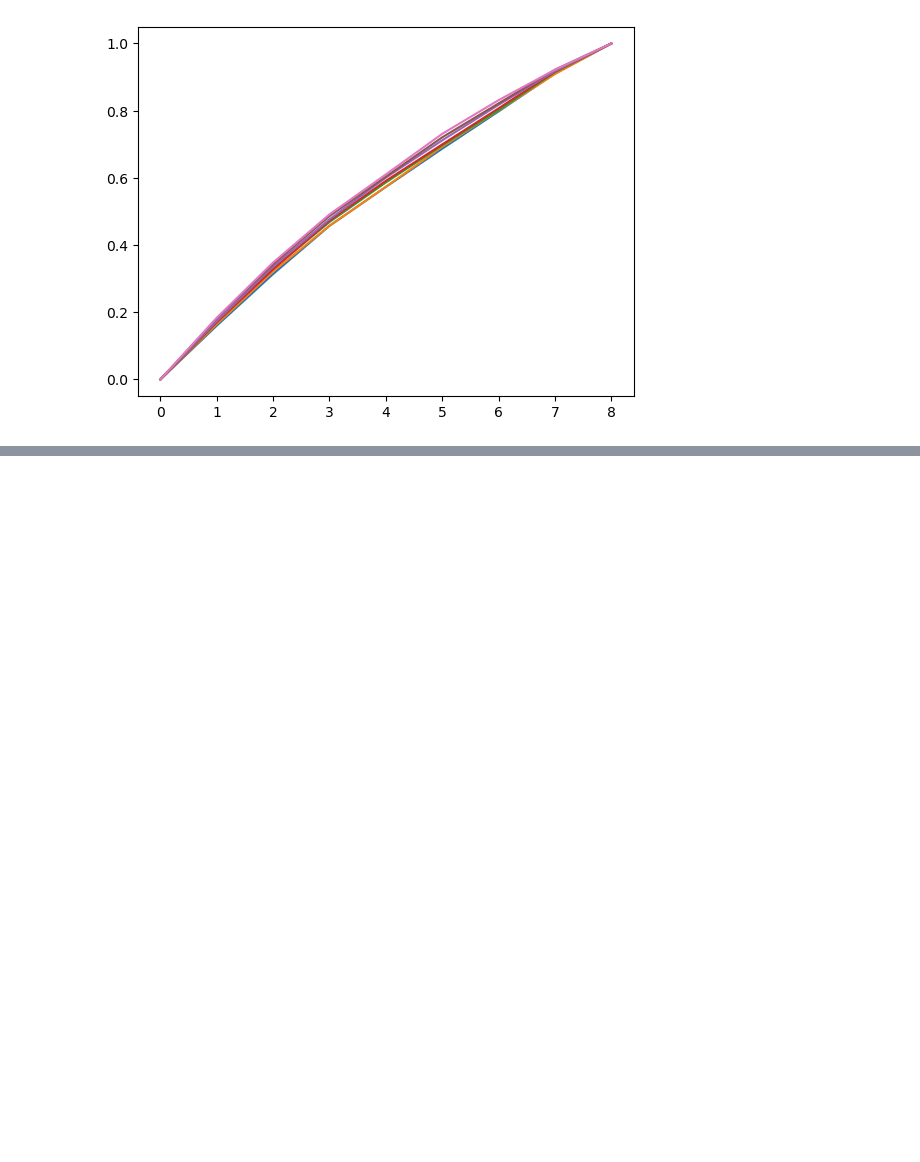
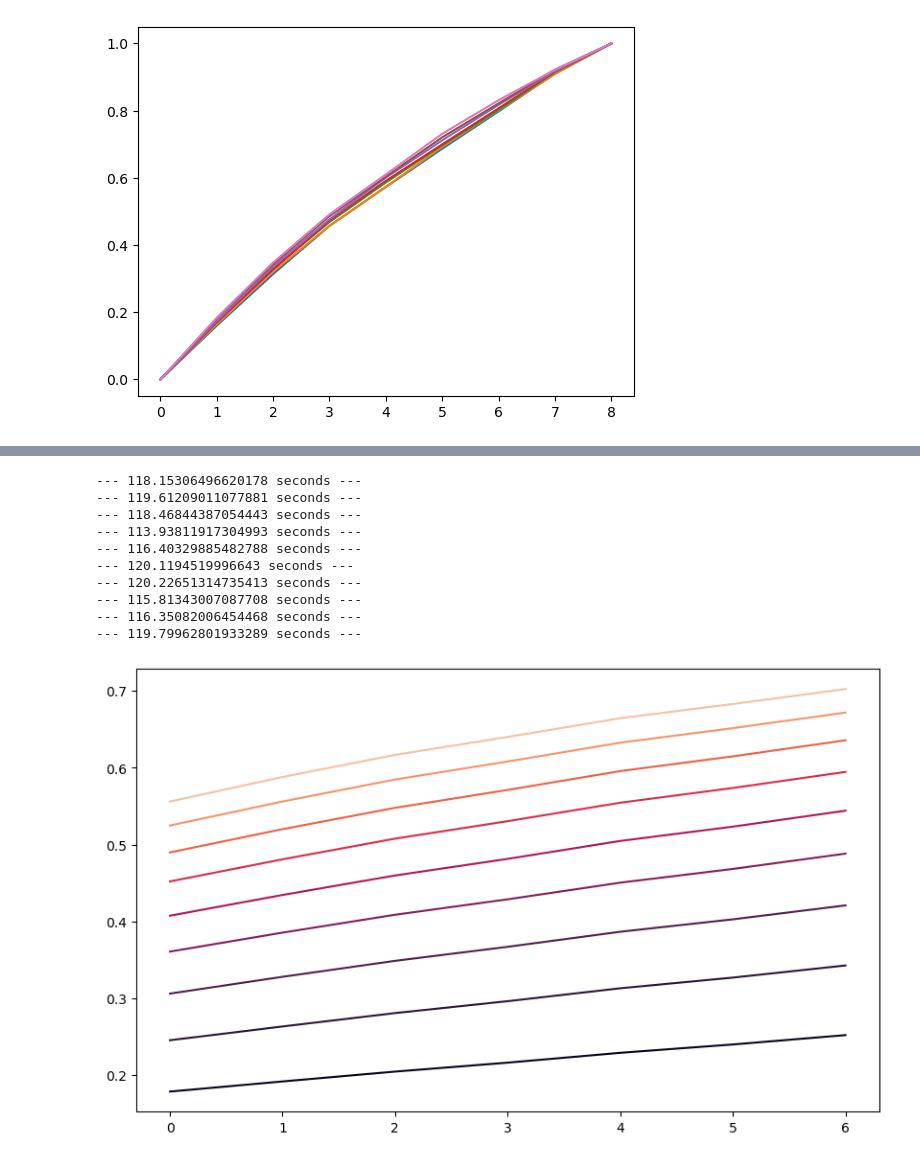
Before and after one commit to dongildonlee/Interference, a Jupyter notebook: codes/fig2/Untitled1.ipynb, the cells around one changed output, grey strips where cells are left out. Cells and saved outputs as stored; diff of their text form; code cells hidden in the pictures; blank space fills up the shorter version.

```diff
--- a/codes/fig2/Untitled1.ipynb
+++ b/codes/fig2/Untitled1.ipynb
@@ -116,0 +144,65 @@ plt.show()
+# %%
+from sklearn.preprocessing import MinMaxScaler
+
+nets = np.arange(1,11)
+epoch = 0
+relu = 4
+
+aois = []
+
+for net in nets:
+    pkl_filename = f'{up_two_dir}/fig1/pkl/4to20/network{net}_Relu{relu}_epoch{epoch}_4to20.pkl'
+    with open(pkl_filename, 'rb') as f:
+        units = pickle.load(f)
+    units_nonzero = [units[i].id for i in range(len(units)) if units[i].no_response_subset is not True]
+    units_sample = random.sample(units_nonzero, 2000)
+
+    actv_net = actv_analysis.get_actv_net(net=net, relu=4, epoch=0)
+    avg_actv_net = np.mean(actv_net, axis=2)
+    avg_actv_net_nxs = avg_actv_net.reshape(actv_net.shape[0],10,10)[units_nonzero,1:,3:]
+    aoi = np.mean(avg_actv_net_nxs,axis=0)
+    aois.append(aoi)
+
+aois = np.array(aois)
+
+# Reshape aois for MinMaxScaler
+aois_reshaped = aois.reshape(-1, 1)
+
+# Initialize a MinMaxScaler
+scaler = MinMaxScaler()
+
+# Fit and transform aois with the scaler
+aois_normalized = scaler.fit_transform(aois_reshaped)
+
+# Reshape aois back to its original shape
+aois_normalized = aois_normalized.reshape(aois.shape)
+
+# Calculate the mean and the confidence interval
+mean_aoi = np.mean(aois_normalized, axis=0)
+
+# Plotting
+plt.figure(figsize=(10, 6))
+
+# Define the colormap
+cmap = plt.get_cmap('rocket')
+
+for i in range(aois_normalized.shape[1]):
+    # Get a color from the colormap
+    color = cmap(i/aois_normalized.shape[1])
+
+    sns.lineplot(x=np.arange(aois_normalized.shape[2]), y=mean_aoi[i, :], color=color)
+
+plt.savefig(f'lineplot_tuning_curve_relu{relu}_epoch{epoch}_size_xaxis.pdf')
+plt.show()
+# %% [output]
+--- 118.15306496620178 seconds ---
+--- 119.61209011077881 seconds ---
+--- 118.46844387054443 seconds ---
+--- 113.93811917304993 seconds ---
+--- 116.40329885482788 seconds ---
+--- 120.1194519996643 seconds ---
+--- 120.22651314735413 seconds ---
+--- 115.81343007087708 seconds ---
+--- 116.35082006454468 seconds ---
+--- 119.79962801933289 seconds ---
+[figure, added]
```
Also changed, not shown: parts of 6 cells of this notebook, 1 other file.
